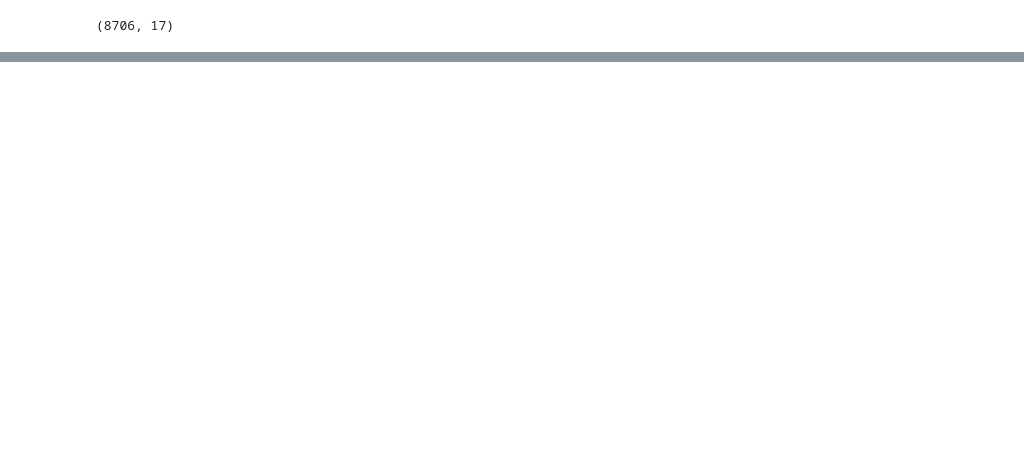
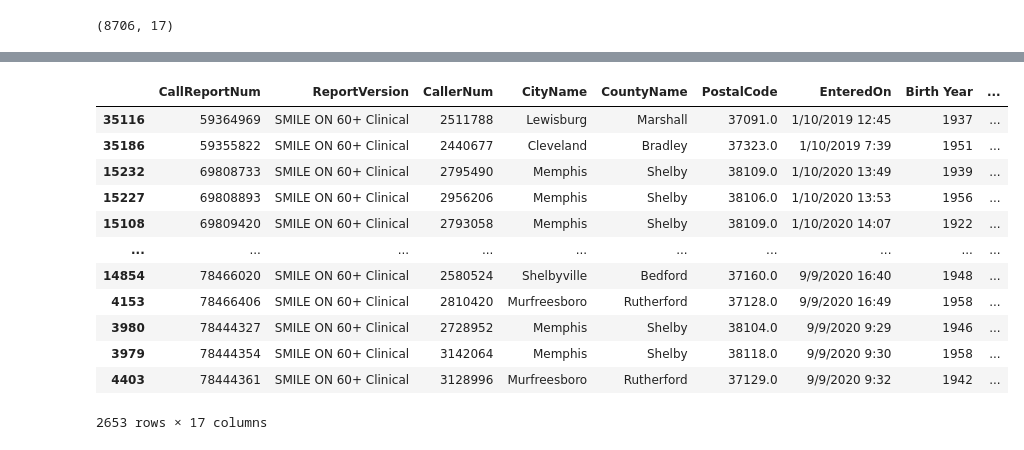
Before and after one commit to bsfcs/smile-on-aquaman, a Jupyter notebook: notebooks/Smile On EDA.ipynb, the cells around one changed output, grey strips where cells are left out. Drawn from its saved outputs; the diff is of its cells as text; code cells hidden in the pictures; blank space fills up the shorter version.

Commit message:
patients restored

```diff
--- a/notebooks/Smile On EDA.ipynb
+++ b/notebooks/Smile On EDA.ipynb
@@ -469,0 +409,7 @@ patients.shape
+# %%
+treatment_plan = so_1[so_1['Treatment Plan - Is the treatment plan completed?'] == 'Yes']
+# %%
+treatment_plan = treatment_plan.sort_values(by = 'EnteredOn')
+# %%
+treatment_plan_patients = treatment_plan.drop_duplicates(['CallerNum'], keep='last')
+treatment_plan_patients.shape
@@ -469,0 +438,18 @@ patients.shape
+# %%
+treatment_plan_patients_restored = treatment_plan_patients[treatment_plan_patients['Treatment Plan - Was the enrollee able to be restored to function'] == 'Yes']
+# %%
+treatment_plan_patients_restored
+# %% [output]
+|  | CallReportNum | ReportVersion | CallerNum | CityName | CountyName | PostalCode | EnteredOn | Birth Year | ... |
+| 35116 | 59364969 | SMILE ON 60+ Clinical | 2511788 | Lewisburg | Marshall | 37091.0 | 1/10/2019 12:45 | 1937 | ... |
+| 35186 | 59355822 | SMILE ON 60+ Clinical | 2440677 | Cleveland | Bradley | 37323.0 | 1/10/2019 7:39 | 1951 | ... |
+| 15232 | 69808733 | SMILE ON 60+ Clinical | 2795490 | Memphis | Shelby | 38109.0 | 1/10/2020 13:49 | 1939 | ... |
+| 15227 | 69808893 | SMILE ON 60+ Clinical | 2956206 | Memphis | Shelby | 38106.0 | 1/10/2020 13:53 | 1956 | ... |
+| 15108 | 69809420 | SMILE ON 60+ Clinical | 2793058 | Memphis | Shelby | 38109.0 | 1/10/2020 14:07 | 1922 | ... |
+| ... | ... | ... | ... | ... | ... | ... | ... | ... | ... |
+| 14854 | 78466020 | SMILE ON 60+ Clinical | 2580524 | Shelbyville | Bedford | 37160.0 | 9/9/2020 16:40 | 1948 | ... |
+| 4153 | 78466406 | SMILE ON 60+ Clinical | 2810420 | Murfreesboro | Rutherford | 37128.0 | 9/9/2020 16:49 | 1958 | ... |
+| 3980 | 78444327 | SMILE ON 60+ Clinical | 2728952 | Memphis | Shelby | 38104.0 | 9/9/2020 9:29 | 1946 | ... |
+| 3979 | 78444354 | SMILE ON 60+ Clinical | 3142064 | Memphis | Shelby | 38118.0 | 9/9/2020 9:30 | 1958 | ... |
+| 4403 | 78444361 | SMILE ON 60+ Clinical | 3128996 | Murfreesboro | Rutherford | 37129.0 | 9/9/2020 9:32 | 1942 | ... |
+2653 rows × 17 columns
```
Also changed, not shown: parts of 33 cells of this notebook, 1 other file.
